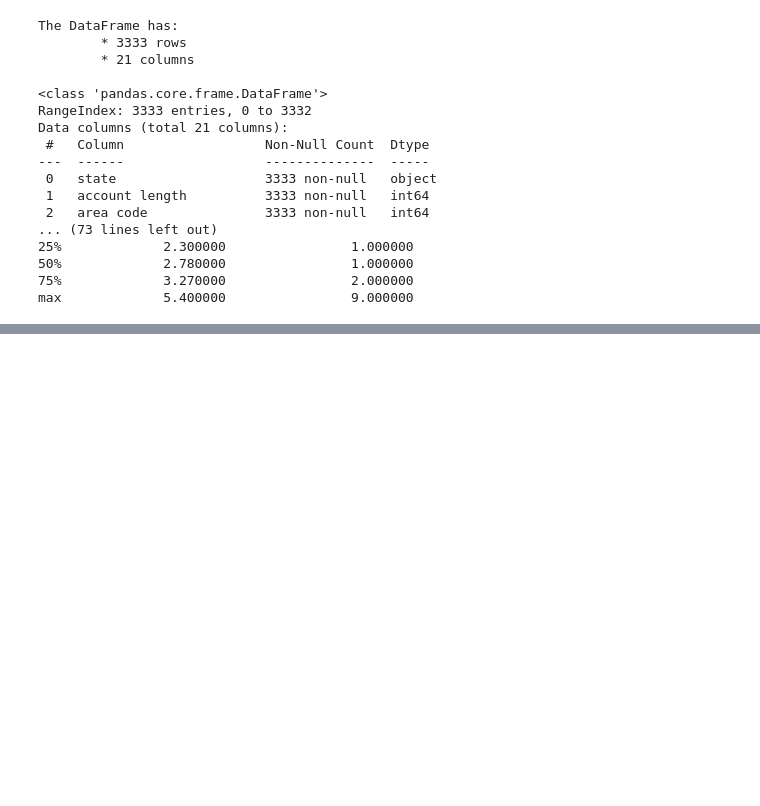
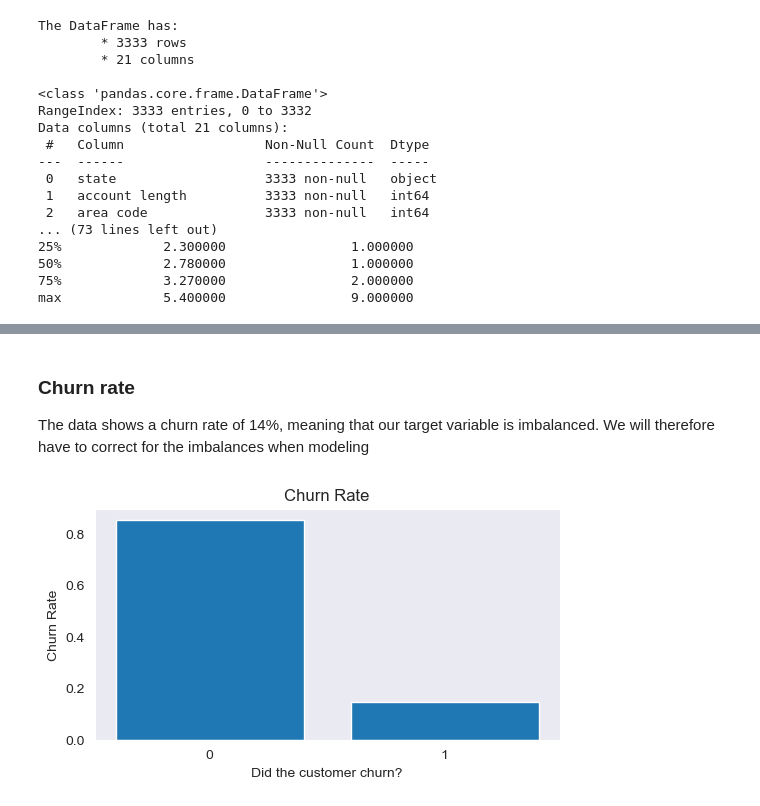
Before and after one commit to paddyokore/phase3-project, a Jupyter notebook: notebook_technical_presentation.ipynb, the cells around one changed output, grey strips where cells are left out. Saved outputs shown, nothing was run; the diff lists cells and outputs as text; code cells hidden in the pictures; blank space fills up the shorter version.

Commit message:
exploratory data analysis

```diff
--- a/notebook_technical_presentation.ipynb
+++ b/notebook_technical_presentation.ipynb
@@ -185,0 +270,14 @@ conv(df, 'phone number')
+# %% [markdown]
+### Churn rate
+The data shows a churn rate of 14%, meaning that our target variable is imbalanced. We will therefore have to correct for the imbalances when modeling
+# %%
+# plot the churn rate
+fig, ax = plt.subplots(figsize=(6, 3))
+
+plt.bar(df.churn.value_counts(normalize=True).index, df.churn.value_counts(normalize=True).values)
+plt.xticks([0, 1])
+plt.title('Churn Rate')
+plt.xlabel('Did the customer churn?')
+plt.ylabel('Churn Rate');
+# %% [output]
+[figure, added]
```
Also changed, not shown: parts of 18 cells of this notebook.
